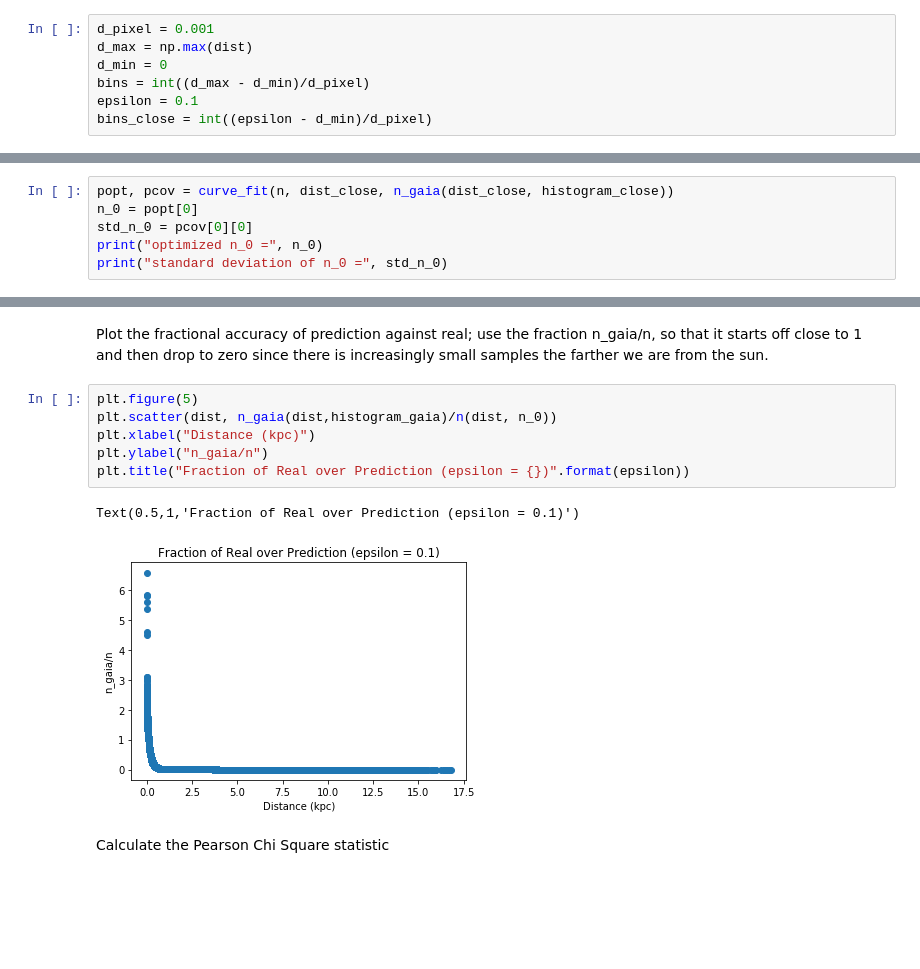
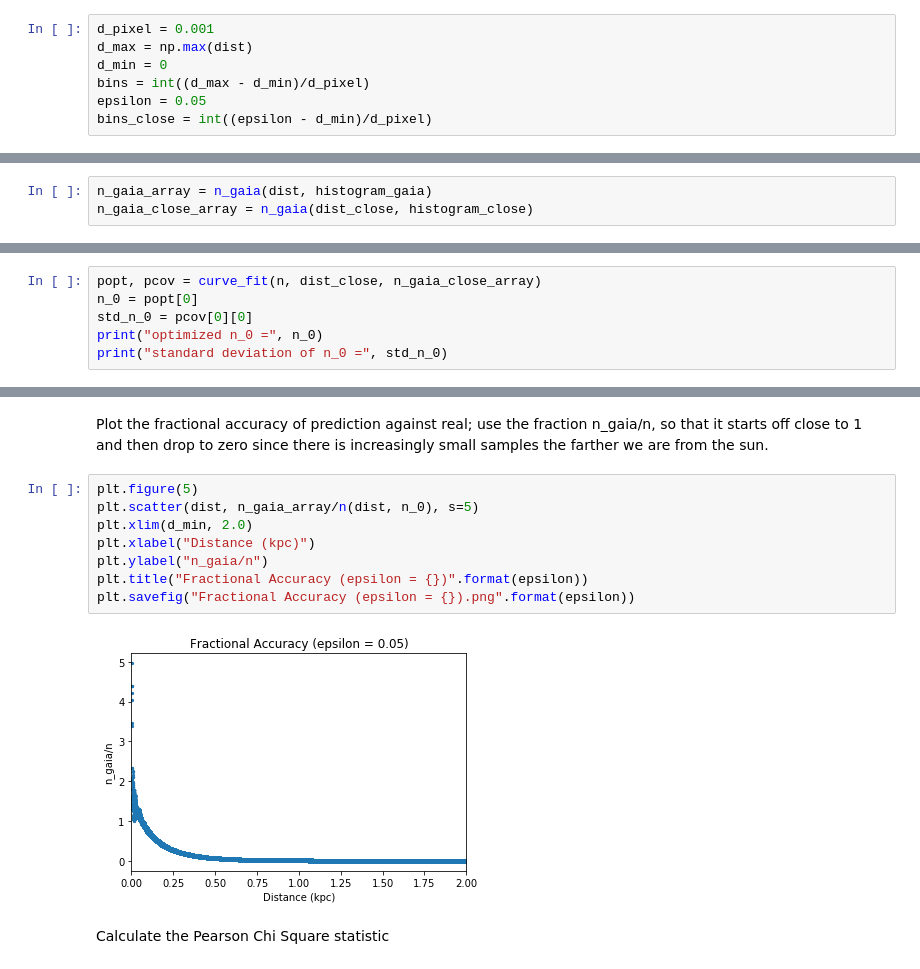
Before and after one commit to mwbub/Gaia-I3, a Jupyter notebook: Code/mock_data/sampling/selection function spherical.ipynb, the cells around one changed output, grey strips where cells are left out. Drawn from its saved outputs; the diff is of its cells as text; blank space fills up the shorter version.

```diff
--- a/Code/mock_data/sampling/selection function spherical.ipynb
+++ b/Code/mock_data/sampling/selection function spherical.ipynb
@@ -18,7 +18,7 @@ d_pixel = 0.001
 d_max = np.max(dist)
 d_min = 0
 bins = int((d_max - d_min)/d_pixel)
-epsilon = 0.1
+epsilon = 0.05
 bins_close = int((epsilon - d_min)/d_pixel)
 # %% [markdown]
 Get stars within epsilon kpc around sun as well as their error.
@@ -61,3 +64,6 @@ def n_gaia(d, histogram):
+# %%
+n_gaia_array = n_gaia(dist, histogram_gaia)
+n_gaia_close_array = n_gaia(dist_close, histogram_close)
 # %% [markdown]
 Define the true sperhical number density function
 # %%
@@ -66,7 +72,7 @@ def n(d, n_0):
 # %% [markdown]
 Curve fit spherical density with stars in epsilon region.
 # %%
-popt, pcov = curve_fit(n, dist_close, n_gaia(dist_close, histogram_close))
+popt, pcov = curve_fit(n, dist_close, n_gaia_close_array)
 n_0 = popt[0]
 std_n_0 = pcov[0][0]
 print("optimized n_0 =", n_0)
@@ -109,13 +116,14 @@ Text(0.5,1,'Gaia Catalogue Distance Distribution with Prediction (epsilon = 0.1)
 Plot the fractional accuracy of prediction against real; use the fraction n_gaia/n, so that it starts off close to 1 and then drop to zero since there is increasingly small samples the farther we are from the sun.
 # %%
 plt.figure(5)
-plt.scatter(dist, n_gaia(dist,histogram_gaia)/n(dist, n_0))
+plt.scatter(dist, n_gaia_array/n(dist, n_0), s=5)
+plt.xlim(d_min, 2.0)
 plt.xlabel("Distance (kpc)")
 plt.ylabel("n_gaia/n")
-plt.title("Fraction of Real over Prediction (epsilon = {})".format(epsilon))
+plt.title("Fractional Accuracy (epsilon = {})".format(epsilon))
+plt.savefig("Fractional Accuracy (epsilon = {}).png".format(epsilon))
 # %% [output]
-Text(0.5,1,'Fraction of Real over Prediction (epsilon = 0.1)')
-[figure, old version]
+[figure, new version]
 # %% [markdown]
 Calculate the Pearson Chi Square statistic
 # %%
```
Also changed, not shown: parts of 12 cells of this notebook, 7 other files.
